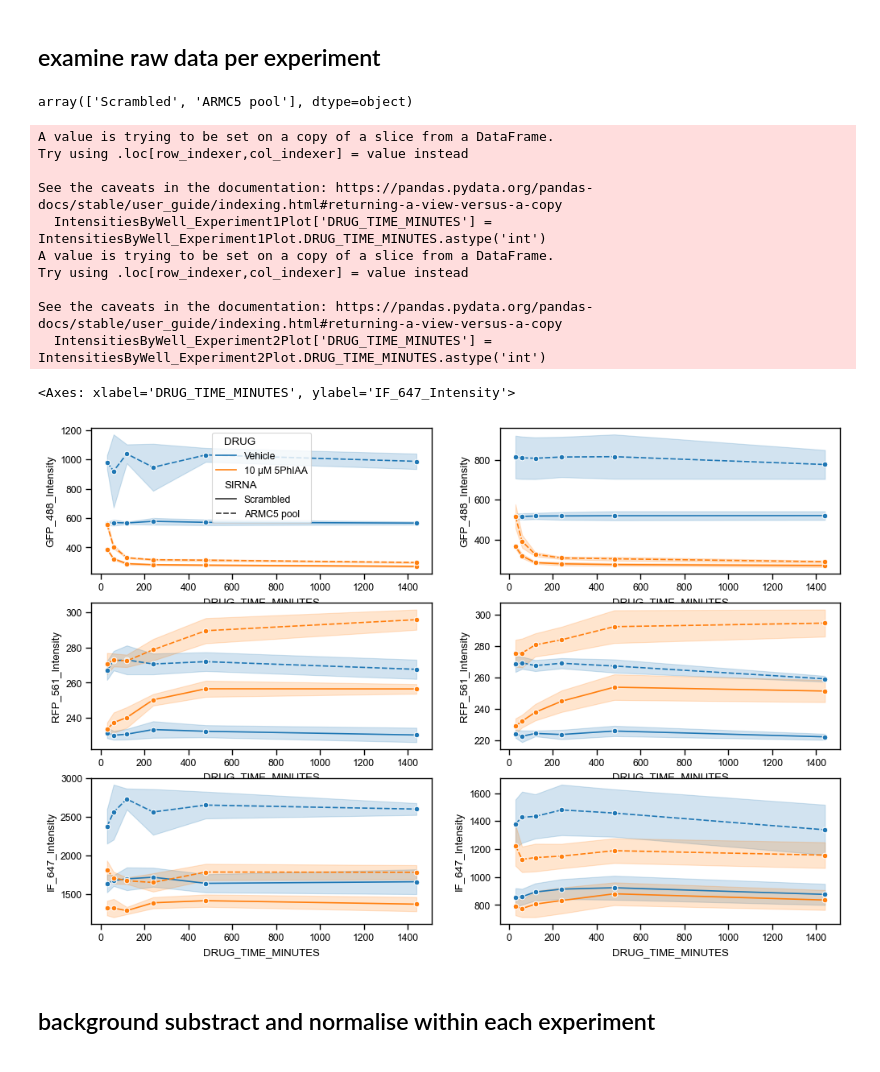
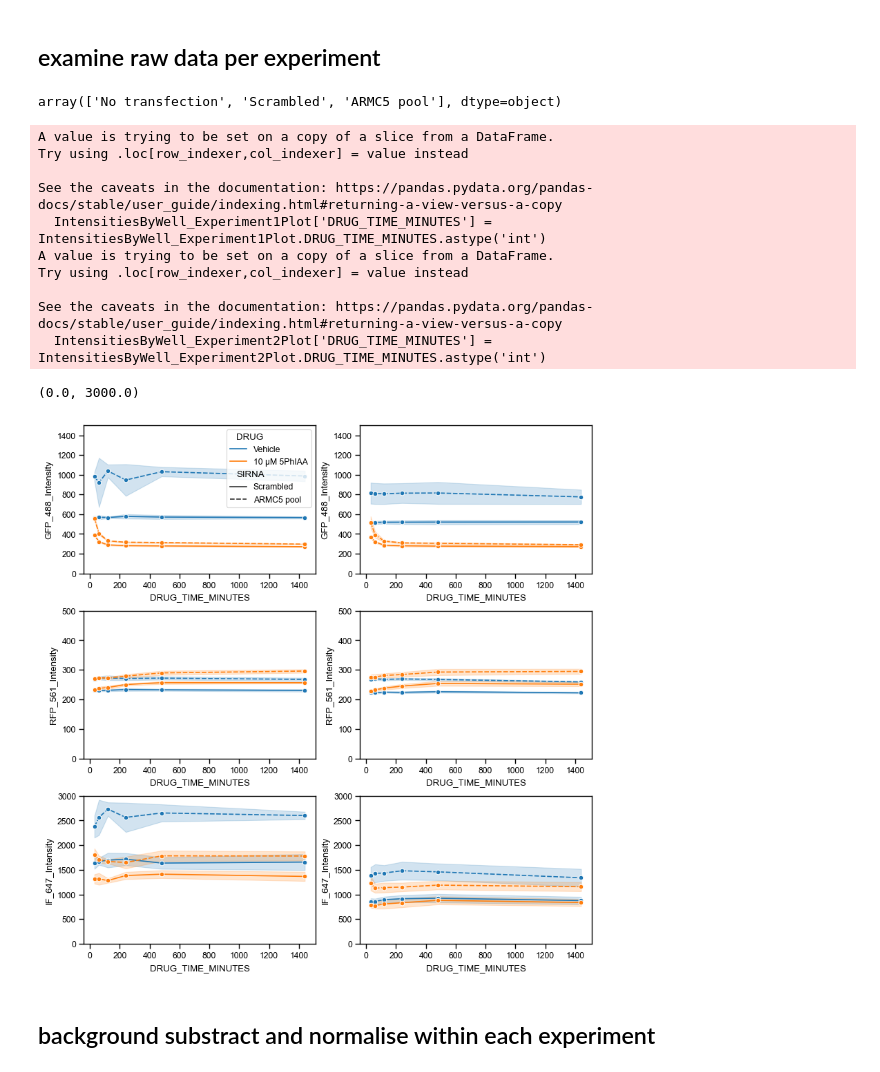
Before and after one commit to berrygroup/publications, a Jupyter notebook: 2026_POLR2A_homeostasis/Imaging/NikonSpinningDisk/mACmChPOLR2A_ARMC5/mACmChPOLR2A_ARMC5.ipynb, the cells around one changed output. Cells and saved outputs as stored; diff of their text form; code cells hidden in the pictures.

```diff
--- a/2026_POLR2A_homeostasis/Imaging/NikonSpinningDisk/mACmChPOLR2A_ARMC5/mACmChPOLR2A_ARMC5.ipynb
+++ b/2026_POLR2A_homeostasis/Imaging/NikonSpinningDisk/mACmChPOLR2A_ARMC5/mACmChPOLR2A_ARMC5.ipynb
@@ -98,3 +96,15 @@ Experiment2_Intensities = pd.DataFrame({
     "DAPI_Intensity" : Experiment2_PerCell['Nuclei_intensity_mean_405'],
     "NucleusArea" : Experiment2_PerCell['Nuclei_area']
 })
+# %%
+CountsByWell1 = Experiment1_Intensities.groupby('WELL').count()['NucleusArea'].reset_index()
+CountsByWell1.rename(columns = {'NucleusArea' : 'TotalNumberCells'}, inplace=True)
+IntensitiesByWell_Experiment1 = Experiment1_Intensities.groupby('WELL').mean().reset_index().merge(Experiment1Layout, how = 'left')
+IntensitiesByWell_Experiment1 = IntensitiesByWell_Experiment1.merge(CountsByWell1, how = 'left')
+IntensitiesByWell_Experiment1['EXPERIMENT'] = '250825_mACmChPOLR2A_ARMC5'
+
+CountsByWell2 = Experiment2_Intensities.groupby('WELL').count()['NucleusArea'].reset_index()
+CountsByWell2.rename(columns = {'NucleusArea' : 'TotalNumberCells'}, inplace=True)
+IntensitiesByWell_Experiment2 = Experiment2_Intensities.groupby('WELL').mean().reset_index().merge(Experiment2Layout, how = 'left')
+IntensitiesByWell_Experiment2 = IntensitiesByWell_Experiment2.merge(CountsByWell2, how = 'left')
+IntensitiesByWell_Experiment2['EXPERIMENT'] = '250908_mACmChPOLR2A_ARMC5'
@@ -101,9 +115,9 @@ Experiment2_Intensities = pd.DataFrame({
 # %% [markdown]
 ## examine raw data per experiment
-# %%
-IntensitiesByWell_Experiment1Plot.SIRNA.unique()
-# %% [output]
-array(['Scrambled', 'ARMC5 pool'], dtype=object)
+# %%
+IntensitiesByWell_Experiment1.SIRNA.unique()
+# %% [output]
+array(['No transfection', 'Scrambled', 'ARMC5 pool'], dtype=object)
 # %%
 IntensitiesByWell_Experiment1Plot = IntensitiesByWell_Experiment1.query('CELL == "HCT116 OsTIRF74G mAC/mCh-POLR2A Clone 1" & DRUG != "No addition"')
 IntensitiesByWell_Experiment1Plot['DRUG_TIME_MINUTES'] = IntensitiesByWell_Experiment1Plot.DRUG_TIME_MINUTES.astype('int')
@@ -113,7 +127,11 @@ IntensitiesByWell_Experiment2Plot['DRUG_TIME_MINUTES'] = IntensitiesByWell_Exper
 
 sns.set_context('paper')
 
-f, a = plt.subplots(ncols = 2, nrows = 3, figsize = (12,8))
+f, a = plt.subplots(ncols = 2, nrows = 3, figsize = (8,8), layout = 'constrained')
+
+drug_order = ['Vehicle', '10 µM 5PhIAA']
+
+sirna_order = ['Scrambled', 'ARMC5 pool']
 
 sns.lineplot(IntensitiesByWell_Experiment1Plot,
              x = 'DRUG_TIME_MINUTES',
@@ -158,35 +176,42 @@ sns.lineplot(IntensitiesByWell_Experiment2Plot,
 sns.lineplot(IntensitiesByWell_Experiment2Plot,
              x = 'DRUG_TIME_MINUTES',
              y = 'RFP_561_Intensity',
              hue = 'DRUG', hue_order = drug_order,
              style = 'SIRNA', style_order = sirna_order,
              marker = 'o',
              errorbar = 'sd',
              ax = a[1,1],
              legend = False)
 
 sns.lineplot(IntensitiesByWell_Experiment2Plot,
              x = 'DRUG_TIME_MINUTES',
              y = 'IF_647_Intensity',
              hue = 'DRUG', hue_order = drug_order,
              style = 'SIRNA', style_order = sirna_order,
              marker = 'o',
              errorbar = 'sd',
              ax = a[2,1],
              legend = False)
+
+a[0,0].set_ylim(0,1500)
+a[0,1].set_ylim(0,1500)
+a[1,0].set_ylim(0,500)
+a[1,1].set_ylim(0,500)
+a[2,0].set_ylim(0,3000)
+a[2,1].set_ylim(0,3000)
 # %% [output]
 A value is trying to be set on a copy of a slice from a DataFrame.
 Try using .loc[row_indexer,col_indexer] = value instead
 
 See the caveats in the documentation: https://pandas.pydata.org/pandas-docs/stable/user_guide/indexing.html#returning-a-view-versus-a-copy
   IntensitiesByWell_Experiment1Plot['DRUG_TIME_MINUTES'] = IntensitiesByWell_Experiment1Plot.DRUG_TIME_MINUTES.astype('int')
 A value is trying to be set on a copy of a slice from a DataFrame.
 Try using .loc[row_indexer,col_indexer] = value instead
 
 See the caveats in the documentation: https://pandas.pydata.org/pandas-docs/stable/user_guide/indexing.html#returning-a-view-versus-a-copy
   IntensitiesByWell_Experiment2Plot['DRUG_TIME_MINUTES'] = IntensitiesByWell_Experiment2Plot.DRUG_TIME_MINUTES.astype('int')
-<Axes: xlabel='DRUG_TIME_MINUTES', ylabel='IF_647_Intensity'>
+(0.0, 3000.0)
-[figure, old version]
+[figure, new version]
 # %% [markdown]
 ## background substract and normalise within each experiment
 # %%
```
Also changed, not shown: parts of 2 cells of this notebook, 15 other files.
